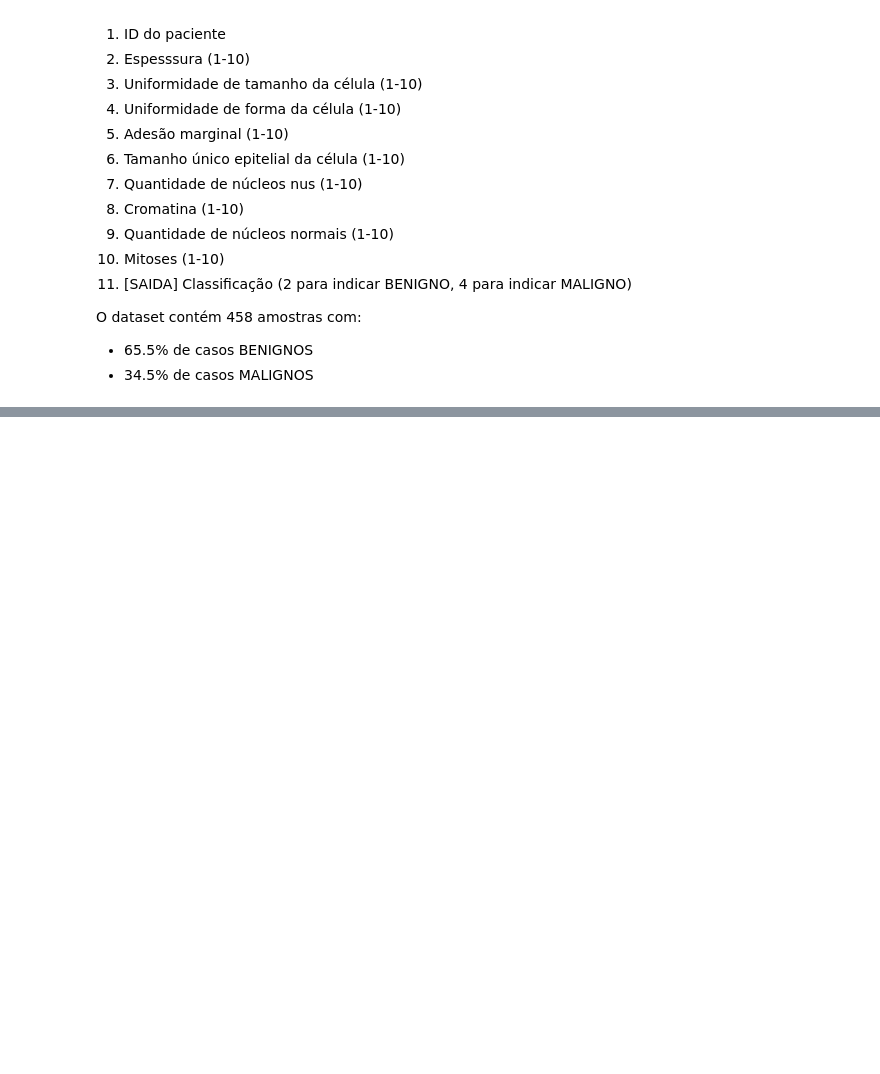
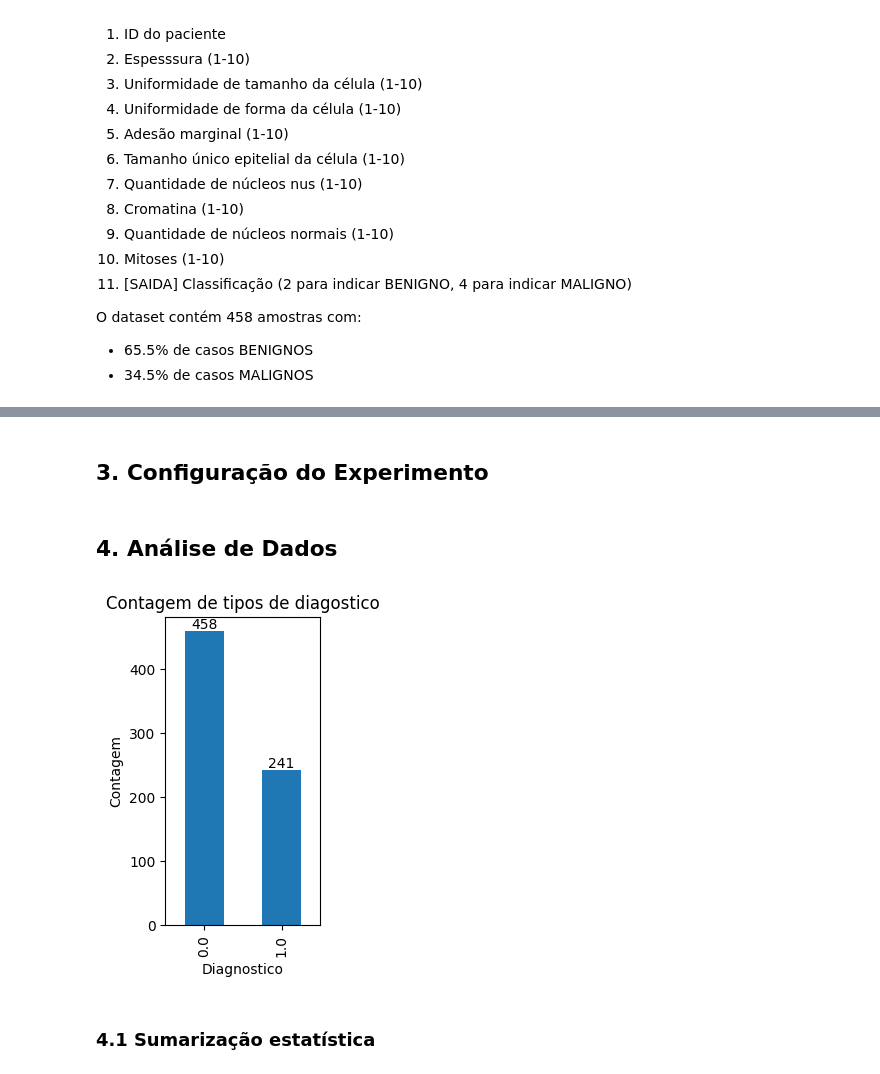
Before and after one commit to Ricardo-Caca/Redes-Neurais, a Jupyter notebook: dnn/DNN_breast_cancer.ipynb, the cells around one changed output, grey strips where cells are left out. Saved outputs shown, nothing was run; the diff lists cells and outputs as text; code cells hidden in the pictures; blank space fills up the shorter version.

```diff
--- a/dnn/DNN_breast_cancer.ipynb
+++ b/dnn/DNN_breast_cancer.ipynb
@@ -70,0 +101,20 @@ tensorflow.keras.utils.pydot = pyd
+# %%
+col_names = ['ID', 'espessura', 'tam_celula', 'forma_celula', 'adesao', 'tam_epitelial', 'nucleos_nus', 'cromatina', 'nuclos_normais', 'mitoses', 'diagostico']
+
+data = pd.read_csv('dataset/breast-cancer-wisconsin.csv', header=None, names=col_names)
+data = data.drop('ID', axis=1)
+
+#Substitiu '?' por NaN
+data = data.replace('?', np.nan)
+
+#converte tudo para numero
+data = data.astype(float)
+
+#converte o codigo do diagnostico
+data = data.assign(diagnostico=data['diagostico'].replace({2:0, 4:1}))
+
+#nomeia as entradas e saidas
+x_names = data.columns[:-2].to_list()
+y_names = data.columns[-1:].to_list()
+
+data
@@ -70,0 +135,2 @@ tensorflow.keras.utils.pydot = pyd
+# %% [markdown]
+## 3. Configuração do Experimento
@@ -70,0 +155,22 @@ tensorflow.keras.utils.pydot = pyd
+# %% [markdown]
+## 4. Análise de Dados
+# %%
+#Contagem de diagonosticos
+diag_counts = data['diagnostico'].value_counts()
+
+#Plota grafico de barra
+plt.figure(figsize=(2,4))
+diag_counts.plot(kind='bar')
+plt.xlabel("Diagnostico")
+plt.ylabel("Contagem")
+plt.title("Contagem de tipos de diagostico")
+
+#adiciona os rotulos
+for i, count in enumerate(diag_counts):
+   plt.text(i, count, str(count), ha ="center", va="bottom")
+
+plt.show()
+# %% [output]
+[figure, added]
+# %% [markdown]
+### 4.1 Sumarização estatística
```
Also changed, not shown: parts of 8 cells of this notebook, 1 other file.
